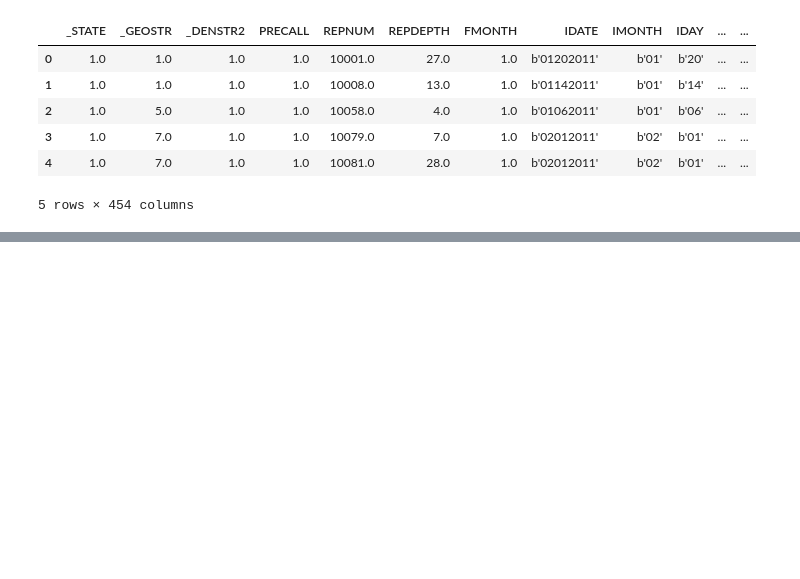
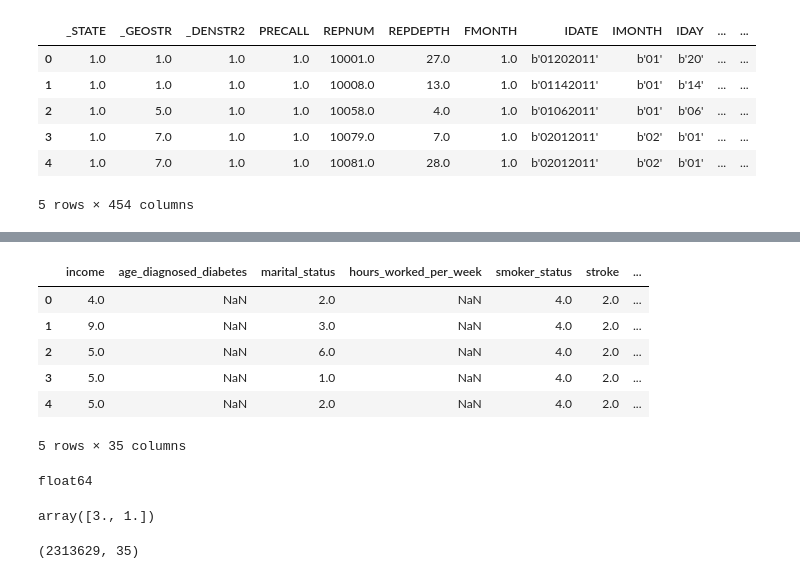
Before and after one commit to kkruel8100/Diabetes-Machine-Learning, a Jupyter notebook: main.ipynb, the cells around one changed output, grey strips where cells are left out. Saved outputs shown, nothing was run; the diff lists cells and outputs as text; code cells hidden in the pictures; blank space fills up the shorter version.

```diff
--- a/main.ipynb
+++ b/main.ipynb
@@ -152 +253,28 @@ drop.head()
+# %%
+df = pd.read_csv('datasets/combined_year_data.csv').drop(columns=['Unnamed: 0'])
+new_df = df.copy()
+new_df.head()
+# %% [output]
+|  | income | age_diagnosed_diabetes | marital_status | hours_worked_per_week | smoker_status | stroke | ... |
+| 0 | 4.0 | NaN | 2.0 | NaN | 4.0 | 2.0 | ... |
+| 1 | 9.0 | NaN | 3.0 | NaN | 4.0 | 2.0 | ... |
+| 2 | 5.0 | NaN | 6.0 | NaN | 4.0 | 2.0 | ... |
+| 3 | 5.0 | NaN | 1.0 | NaN | 4.0 | 2.0 | ... |
+| 4 | 5.0 | NaN | 2.0 | NaN | 4.0 | 2.0 | ... |
+5 rows × 35 columns
+# %%
+new_df["diabetes"].unique()
+print(new_df["diabetes"].dtype)
+# %% [output]
+float64
+# %%
+new_df= new_df[new_df["diabetes"].isin([3., 1.])]
+
+new_df["diabetes"].unique()
+# %% [output]
+array([3., 1.])
+# %%
+new_df.shape
+# %% [output]
+(2313629, 35)
 # %%
```
Also changed, not shown: parts of 21 cells of this notebook, 2 other files.
